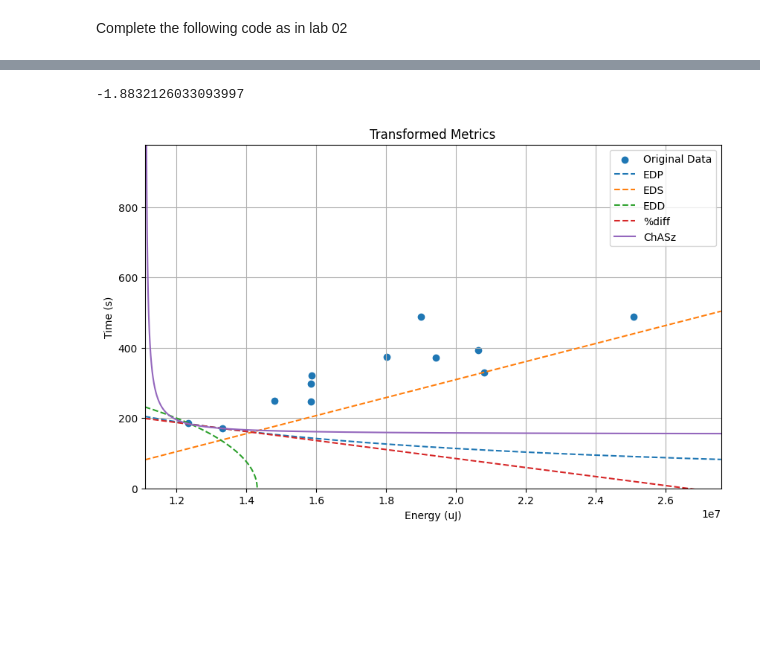
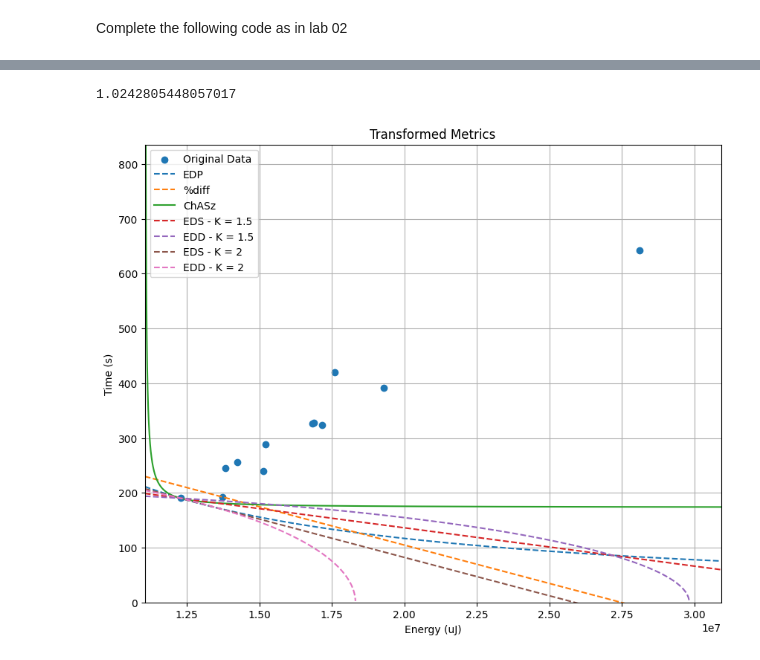
Before and after one commit to JanChyczynski/eumaster4hpc-energy-aware-computing, a Jupyter notebook: docker-image/jupyter/04 RAPL Metrics.ipynb, the cells around one changed output, grey strips where cells are left out. Saved outputs shown, nothing was run; the diff lists cells and outputs as text; code cells hidden in the pictures; blank space fills up the shorter version.

```diff
--- a/docker-image/jupyter/04 RAPL Metrics.ipynb
+++ b/docker-image/jupyter/04 RAPL Metrics.ipynb
@@ -221,20 +221,23 @@ percent_diffs = []
 chASzs = []
 
 initial_time, initial_energy = times[-1], energies[-1]
-k = 2
-alpha = 0.5  # You can adjust these coefficients according to your needs
-beta = 0.5
+k_values = [1.5, 2]
+# alpha = 0.5  # You can adjust these coefficients according to your needs
+# beta = 0.5
 
-alpha = (k - 1) / (k - initial_energy)
-beta = 1 / (k * initial_time)
+alpha_values = [(k - 1) / (k * initial_energy) for k in k_values]
+beta_values = [1 / (k * initial_time) for k in k_values]
+eds_values = [[] for _ in k_values]
+edds = [[] for _ in k_values]
 
 for i in range(len(times)):
     time_result, energy_result = times[i], energies[i]
     edps.append(edp(energy_result, time_result))
     chASzs.append(chASz(energy_result, time_result, min(energies), initial_time))
-    eds_values.append(eds(energy_result, time_result, alpha, beta))
-    edds.append(edd(energy_result, time_result, alpha, beta))
     percent_diffs.append(percent_diff(energy_result, time_result, initial_energy, initial_time))
+    for j, (alpha, beta) in enumerate(zip(alpha_values, beta_values)):
+        eds_values[j].append(eds(energy_result, time_result, alpha, beta))
+        edds[j].append(edd(energy_result, time_result, alpha, beta))
 # %%
 fig, ax1 = plt.subplots(figsize=(10, 6))
 
@@ -292,19 +304,31 @@ def trans_edp(E):
     theta = 0 # min(times) - 1
     return c/(E-omega) + theta
 
-def trans_eds(E):
-    # c = -390
-    c = min([eds(e, t, alpha, beta) for e, t in zip(energies, times)])
-    return -alpha/beta * E + c/beta
+def f_trans_eds(index):
 
-def trans_edd(E):
-    # c = alpha * max(energies) + 0.001
-    # c =  370
-    c = min([edd(e, t, alpha, beta) for e, t in zip(energies, times)])
-    d = c**2 - (alpha*E)**2
-    if d < 0:
-        return None
-    return np.sqrt(d)/beta
+    def trans_eds(E):
+        # c = -390
+        alpha = alpha_values[index]
+        beta = beta_values[index]
+        c = min([eds(e, t, alpha, beta) for e, t in zip(energies, times)])
+        return -alpha/beta * E + c/beta
+
+    return trans_eds;
+
+def f_trans_edd(index):
+
+    def trans_edd(E):
+        # c = alpha * max(energies) + 0.001
+        # c =  370
+        alpha = alpha_values[index]
+        beta = beta_values[index]
+        c = min([edd(e, t, alpha, beta) for e, t in zip(energies, times)])
+        d = c**2 - (alpha*E)**2
+        if d < 0:
+            return None
+        return np.sqrt(d)/beta
+
+    return trans_edd;
 
 def trans_percent_diff(E):
     # c = 10
@@ -318,37 +342,51 @@ def trans_chasz(E):
     omega = min(energies) * 0.9  # min(energies) - 1
     theta = initial_time * 0.9# min(times) - 1
     if E - omega == 0:
         return None
     return c/(E-omega) + theta
 
 print(alpha * max(energies) + 0.001)
 
-transformed_metrics = {"EDP": trans_edp, "EDS": trans_eds, "EDD": trans_edd, "%diff": trans_percent_diff, "ChASz": trans_chasz}
+transformed_metrics = \
+{
+    "EDP": trans_edp,
+    #"EDS - 0": f_trans_eds(0),
+    #"EDS - 1": f_trans_eds(1),
+    #"EDD": f_trans_edd(1),
+    "%diff": trans_percent_diff,
+    "ChASz": trans_chasz
+}
 
+for i, k in enumerate(k_values):
+    transformed_metrics[f"EDS - K = {k}"] = f_trans_eds(i)
+    transformed_metrics[f"EDD - K = {k}"] = f_trans_edd(i)
 
 # Plotting
 fig, ax = plt.subplots(figsize=(10, 6))
 
 # Plot original data
 ax.scatter(energies, times, label='Original Data', color='tab:blue')
-ax.set_ylim([0, max(times) * 2] )
+ax.set_ylim([0, max(times) * 1.3] )
 ax.set_xlim([0.9 * min(energies), max(energies) * 1.1] )
 
 # Plot transformed metrics
 for label, metric_func in transformed_metrics.items():
     energy_range = np.linspace(0.9 * min(energies), max(energies) * 1.1, 20000)
     time_range = [metric_func(energy) for energy in energy_range]
     ax.plot(energy_range, time_range, label=label, linestyle="-" if label == "ChASz" else '--')
 
 ax.set_xlabel('Energy (uJ)')
 ax.set_ylabel('Time (s)')
 ax.set_title('Transformed Metrics')
 ax.legend()
+
+ax.figure.set_figheight(8)
+# ax.figure(figsize = (6,10))
 plt.grid(True)
 plt.show()
 # %% [output]
--1.8832126033093997
+1.0242805448057017
-[figure, old version]
+[figure, new version]
 # %%
 print(energies, times)
 # %% [output]
```
Also changed, not shown: parts of 6 cells of this notebook.
